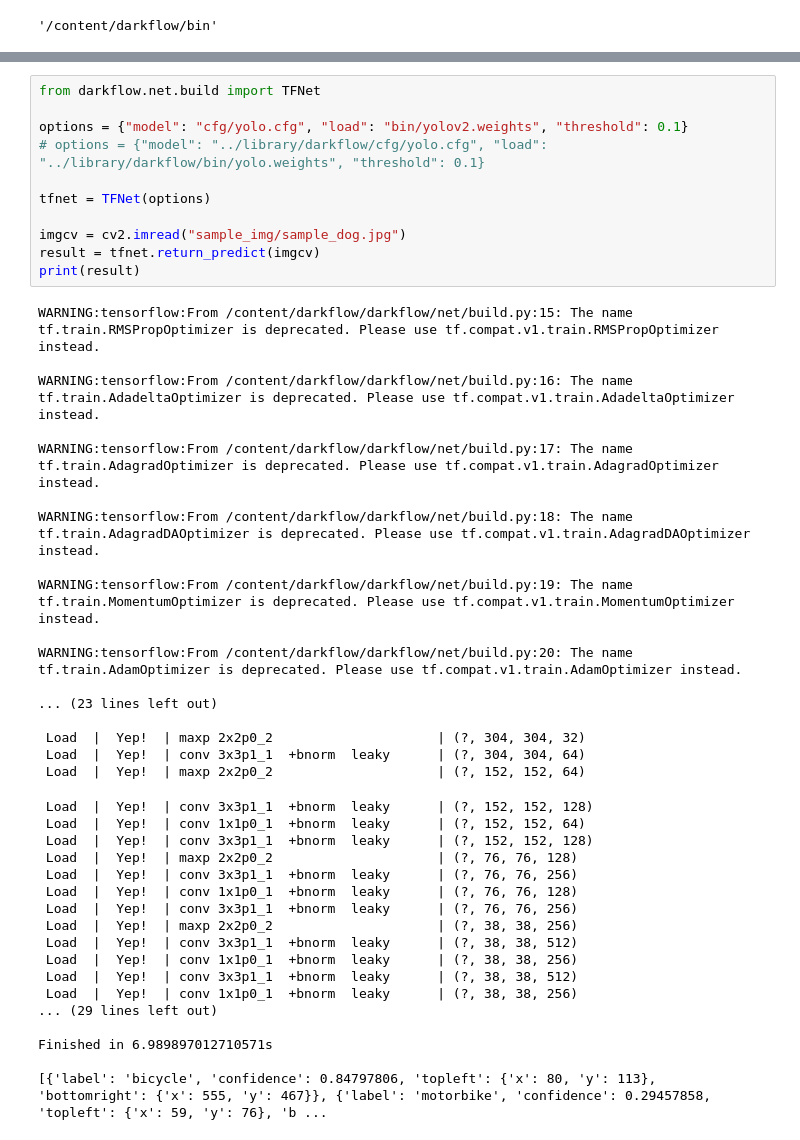
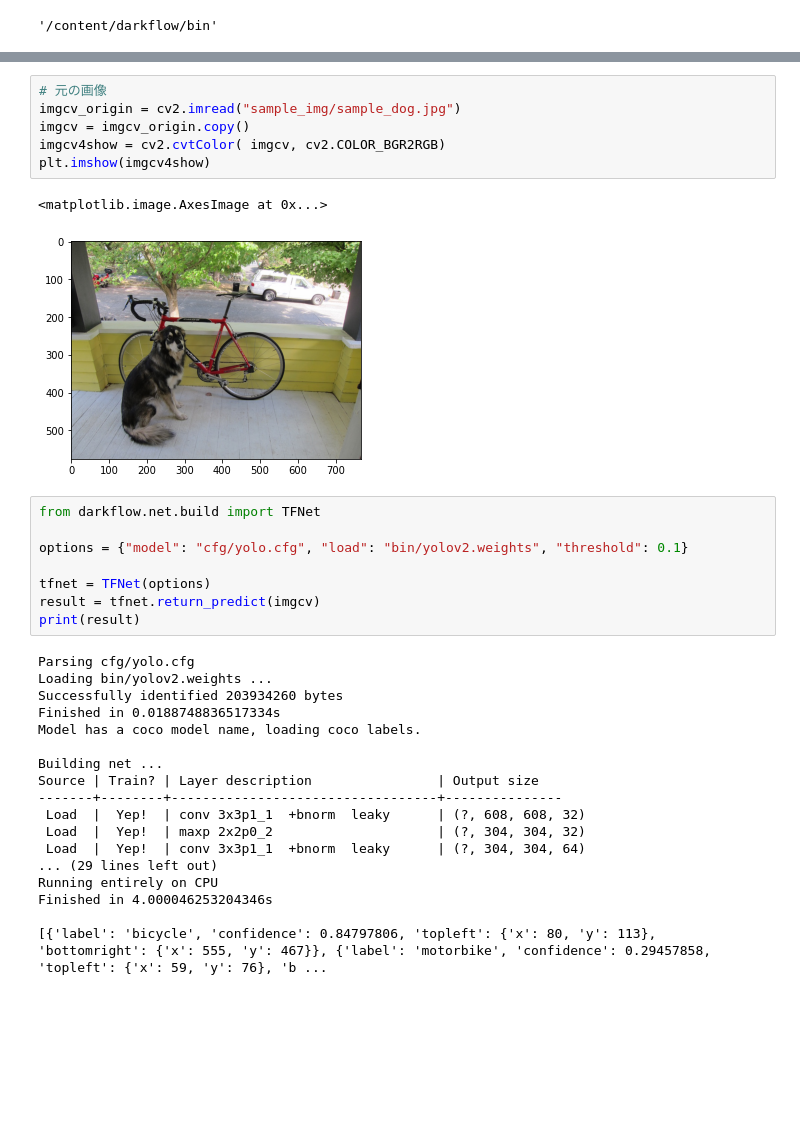
Before and after one commit to c-c-c-c/yolo_sample, a Jupyter notebook: yolo_colab.ipynb, the cells around one changed output, grey strips where cells are left out. Saved outputs shown, nothing was run; the diff lists cells and outputs as text; blank space fills up the shorter version.

```diff
--- a/yolo_colab.ipynb
+++ b/yolo_colab.ipynb
@@ -114,46 +92,35 @@ cfg/  demo.gif   labels.txt  preview.png  sample_img/  test/
+# %%
+# 元の画像
+imgcv_origin = cv2.imread("sample_img/sample_dog.jpg")
+imgcv = imgcv_origin.copy()
+imgcv4show = cv2.cvtColor( imgcv, cv2.COLOR_BGR2RGB)
+plt.imshow(imgcv4show)
+# %% [output]
+<matplotlib.image.AxesImage at 0x...>
+[figure, added]
 # %%
 from darkflow.net.build import TFNet
 
 options = {"model": "cfg/yolo.cfg", "load": "bin/yolov2.weights", "threshold": 0.1}
-# options = {"model": "../library/darkflow/cfg/yolo.cfg", "load": "../library/darkflow/bin/yolo.weights", "threshold": 0.1}
 
 tfnet = TFNet(options)
-
-imgcv = cv2.imread("sample_img/sample_dog.jpg")
 result = tfnet.return_predict(imgcv)
 print(result)
 # %% [output]
-WARNING:tensorflow:From /content/darkflow/darkflow/net/build.py:15: The name tf.train.RMSPropOptimizer is deprecated. Please use tf.compat.v1.train.RMSPropOptimizer instead.
+Parsing cfg/yolo.cfg
+Loading bin/yolov2.weights ...
+Successfully identified 203934260 bytes
+Finished in 0.0188748836517334s
+Model has a coco model name, loading coco labels.
 
-WARNING:tensorflow:From /content/darkflow/darkflow/net/build.py:16: The name tf.train.AdadeltaOptimizer is deprecated. Please use tf.compat.v1.train.AdadeltaOptimizer instead.
-
-WARNING:tensorflow:From /content/darkflow/darkflow/net/build.py:17: The name tf.train.AdagradOptimizer is deprecated. Please use tf.compat.v1.train.AdagradOptimizer instead.
-
-WARNING:tensorflow:From /content/darkflow/darkflow/net/build.py:18: The name tf.train.AdagradDAOptimizer is deprecated. Please use tf.compat.v1.train.AdagradDAOptimizer instead.
-
-WARNING:tensorflow:From /content/darkflow/darkflow/net/build.py:19: The name tf.train.MomentumOptimizer is deprecated. Please use tf.compat.v1.train.MomentumOptimizer instead.
-
-WARNING:tensorflow:From /content/darkflow/darkflow/net/build.py:20: The name tf.train.AdamOptimizer is deprecated. Please use tf.compat.v1.train.AdamOptimizer instead.
-
-... (23 lines left out)
-
+Building net ...
+Source | Train? | Layer description                | Output size
+-------+--------+----------------------------------+---------------
+ Load  |  Yep!  | conv 3x3p1_1  +bnorm  leaky      | (?, 608, 608, 32)
  Load  |  Yep!  | maxp 2x2p0_2                     | (?, 304, 304, 32)
  Load  |  Yep!  | conv 3x3p1_1  +bnorm  leaky      | (?, 304, 304, 64)
- Load  |  Yep!  | maxp 2x2p0_2                     | (?, 152, 152, 64)
+... (29 lines left out)
+Running entirely on CPU
+Finished in 4.000046253204346s
+
+[{'label': 'bicycle', 'confidence': 0.84797806, 'topleft': {'x': 80, 'y': 113}, 'bottomright': {'x': 555, 'y': 467}}, {'label': 'motorbike', 'confidence': 0.29457858, 'topleft': {'x': 59, 'y': 76}, 'b ...
- Load  |  Yep!  | conv 3x3p1_1  +bnorm  leaky      | (?, 152, 152, 128)
- Load  |  Yep!  | conv 1x1p0_1  +bnorm  leaky      | (?, 152, 152, 64)
- Load  |  Yep!  | conv 3x3p1_1  +bnorm  leaky      | (?, 152, 152, 128)
- Load  |  Yep!  | maxp 2x2p0_2                     | (?, 76, 76, 128)
- Load  |  Yep!  | conv 3x3p1_1  +bnorm  leaky      | (?, 76, 76, 256)
- Load  |  Yep!  | conv 1x1p0_1  +bnorm  leaky      | (?, 76, 76, 128)
- Load  |  Yep!  | conv 3x3p1_1  +bnorm  leaky      | (?, 76, 76, 256)
- Load  |  Yep!  | maxp 2x2p0_2                     | (?, 38, 38, 256)
- Load  |  Yep!  | conv 3x3p1_1  +bnorm  leaky      | (?, 38, 38, 512)
- Load  |  Yep!  | conv 1x1p0_1  +bnorm  leaky      | (?, 38, 38, 256)
- Load  |  Yep!  | conv 3x3p1_1  +bnorm  leaky      | (?, 38, 38, 512)
- Load  |  Yep!  | conv 1x1p0_1  +bnorm  leaky      | (?, 38, 38, 256)
-... (29 lines left out)
-
-Finished in 6.989897012710571s
-
-[{'label': 'bicycle', 'confidence': 0.84797806, 'topleft': {'x': 80, 'y': 113}, 'bottomright': {'x': 555, 'y': 467}}, {'label': 'motorbike', 'confidence': 0.29457858, 'topleft': {'x': 59, 'y': 76}, 'b ...
```
Also changed, not shown: parts of 15 cells of this notebook.
